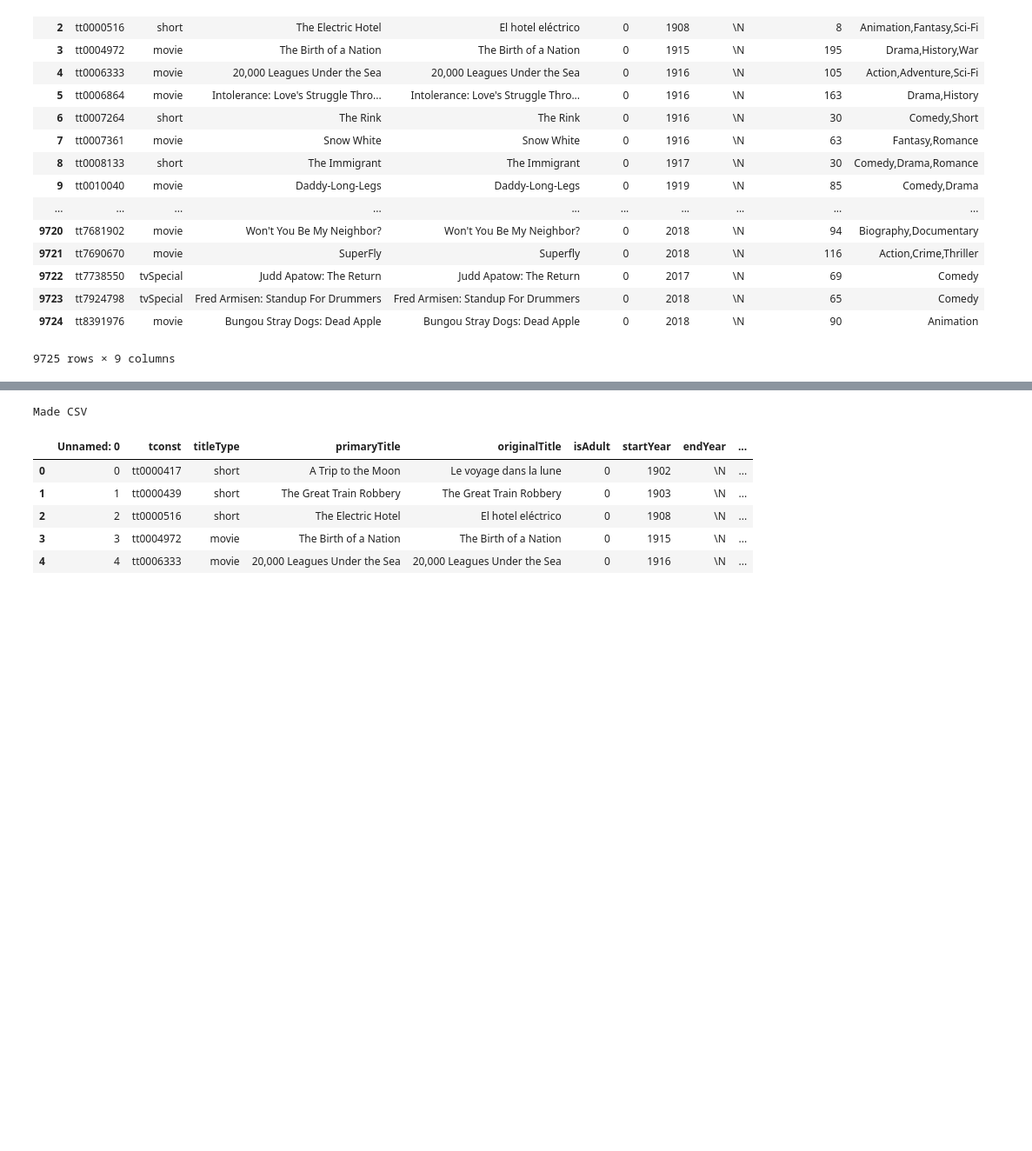
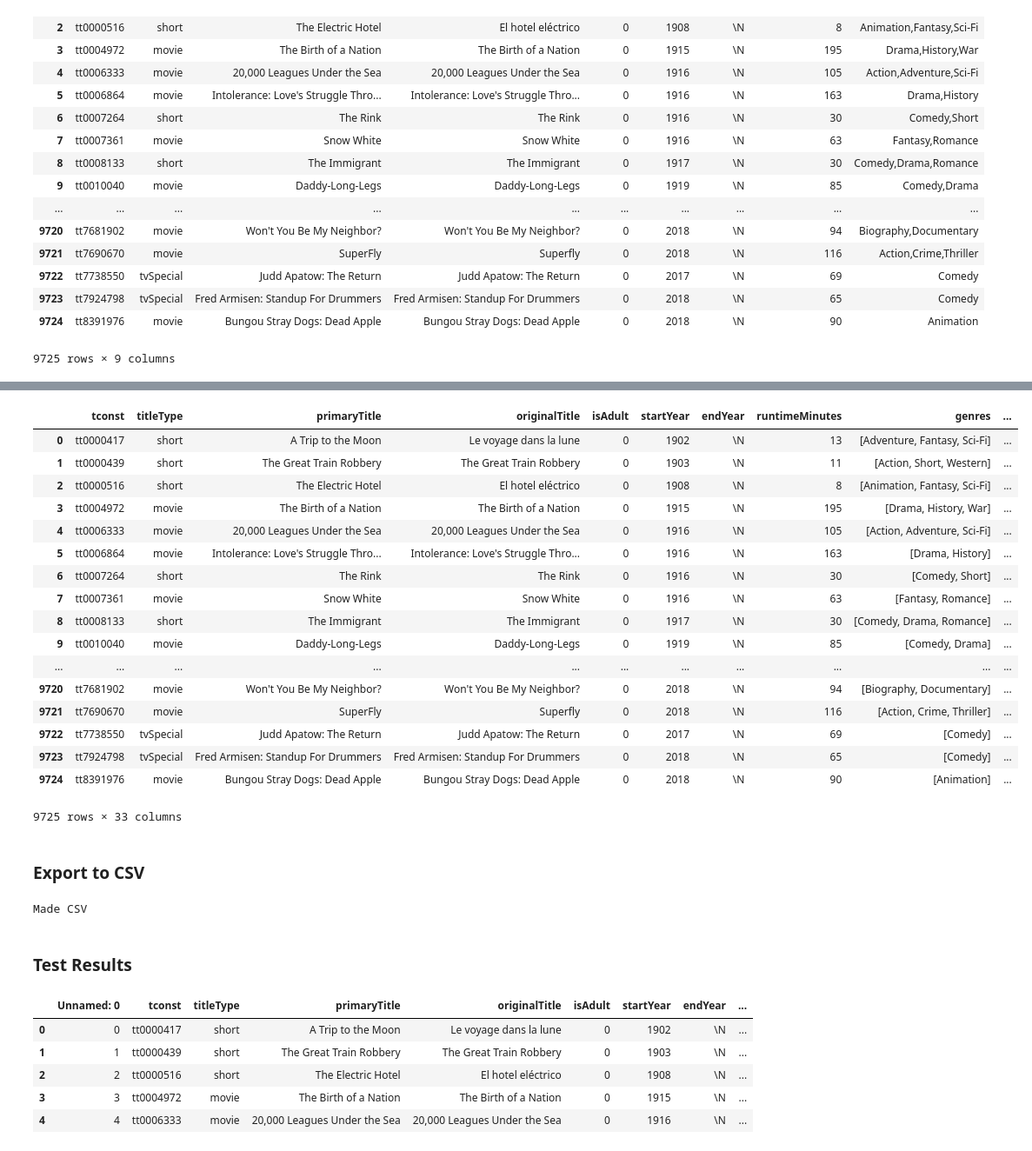
Before and after one commit to zachbogart/personalization_project, a Jupyter notebook: create_smaller_imdb.ipynb, the cells around one changed output, grey strips where cells are left out. Shown: that part at 87% size. Saved outputs shown, nothing was run; the diff lists cells and outputs as text; code cells hidden in the pictures; blank space fills up the shorter version.

Commit message:
add genre to side info

```diff
--- a/create_smaller_imdb.ipynb
+++ b/create_smaller_imdb.ipynb
@@ -72,0 +81,4 @@ resultsDF
+# %%
+# foo = resultsDF.copy() # copy for testing
+foo = resultsDF # now link directly
+foo.head()
@@ -72,0 +92,11 @@ resultsDF
+# %%
+foo.genres = foo['genres'].str.split(pat=",")
+# %%
+# make list of all genres
+all_genres = set()
+
+for line in foo.genres:
+    for item in line:
+        all_genres.add(item)
+
+all_genres_list = list(all_genres)
@@ -72,0 +123,24 @@ resultsDF
+# %%
+for genre in all_genres_list:
+    foo[genre] = 0
+# %%
+foo
+# %% [output]
+|  | tconst | titleType | primaryTitle | originalTitle | isAdult | startYear | endYear | runtimeMinutes | genres | ... |
+| 0 | tt0000417 | short | A Trip to the Moon | Le voyage dans la lune | 0 | 1902 | \N | 13 | [Adventure, Fantasy, Sci-Fi] | ... |
+| 1 | tt0000439 | short | The Great Train Robbery | The Great Train Robbery | 0 | 1903 | \N | 11 | [Action, Short, Western] | ... |
+| 2 | tt0000516 | short | The Electric Hotel | El hotel eléctrico | 0 | 1908 | \N | 8 | [Animation, Fantasy, Sci-Fi] | ... |
+| 3 | tt0004972 | movie | The Birth of a Nation | The Birth of a Nation | 0 | 1915 | \N | 195 | [Drama, History, War] | ... |
+| 4 | tt0006333 | movie | 20,000 Leagues Under the Sea | 20,000 Leagues Under the Sea | 0 | 1916 | \N | 105 | [Action, Adventure, Sci-Fi] | ... |
+| 5 | tt0006864 | movie | Intolerance: Love's Struggle Thro... | Intolerance: Love's Struggle Thro... | 0 | 1916 | \N | 163 | [Drama, History] | ... |
+| 6 | tt0007264 | short | The Rink | The Rink | 0 | 1916 | \N | 30 | [Comedy, Short] | ... |
+| 7 | tt0007361 | movie | Snow White | Snow White | 0 | 1916 | \N | 63 | [Fantasy, Romance] | ... |
+| 8 | tt0008133 | short | The Immigrant | The Immigrant | 0 | 1917 | \N | 30 | [Comedy, Drama, Romance] | ... |
+| 9 | tt0010040 | movie | Daddy-Long-Legs | Daddy-Long-Legs | 0 | 1919 | \N | 85 | [Comedy, Drama] | ... |
+| ... | ... | ... | ... | ... | ... | ... | ... | ... | ... | ... |
+| 9720 | tt7681902 | movie | Won't You Be My Neighbor? | Won't You Be My Neighbor? | 0 | 2018 | \N | 94 | [Biography, Documentary] | ... |
+| 9721 | tt7690670 | movie | SuperFly | Superfly | 0 | 2018 | \N | 116 | [Action, Crime, Thriller] | ... |
+| 9722 | tt7738550 | tvSpecial | Judd Apatow: The Return | Judd Apatow: The Return | 0 | 2017 | \N | 69 | [Comedy] | ... |
+| 9723 | tt7924798 | tvSpecial | Fred Armisen: Standup For Drummers | Fred Armisen: Standup For Drummers | 0 | 2018 | \N | 65 | [Comedy] | ... |
+| 9724 | tt8391976 | movie | Bungou Stray Dogs: Dead Apple | Bungou Stray Dogs: Dead Apple | 0 | 2018 | \N | 90 | [Animation] | ... |
+9725 rows × 33 columns
@@ -73,8 +153,12 @@ resultsDF
+# %% [markdown]
+### Export to CSV
 # %%
 resultsDF.to_csv(csv_path)
 print("Made CSV")
 # %% [output]
 Made CSV
+# %% [markdown]
+### Test Results
 # %%
 foo = pd.read_csv(csv_path)
 foo.head()
```
Also changed, not shown: parts of 10 cells of this notebook, 1 other file.
